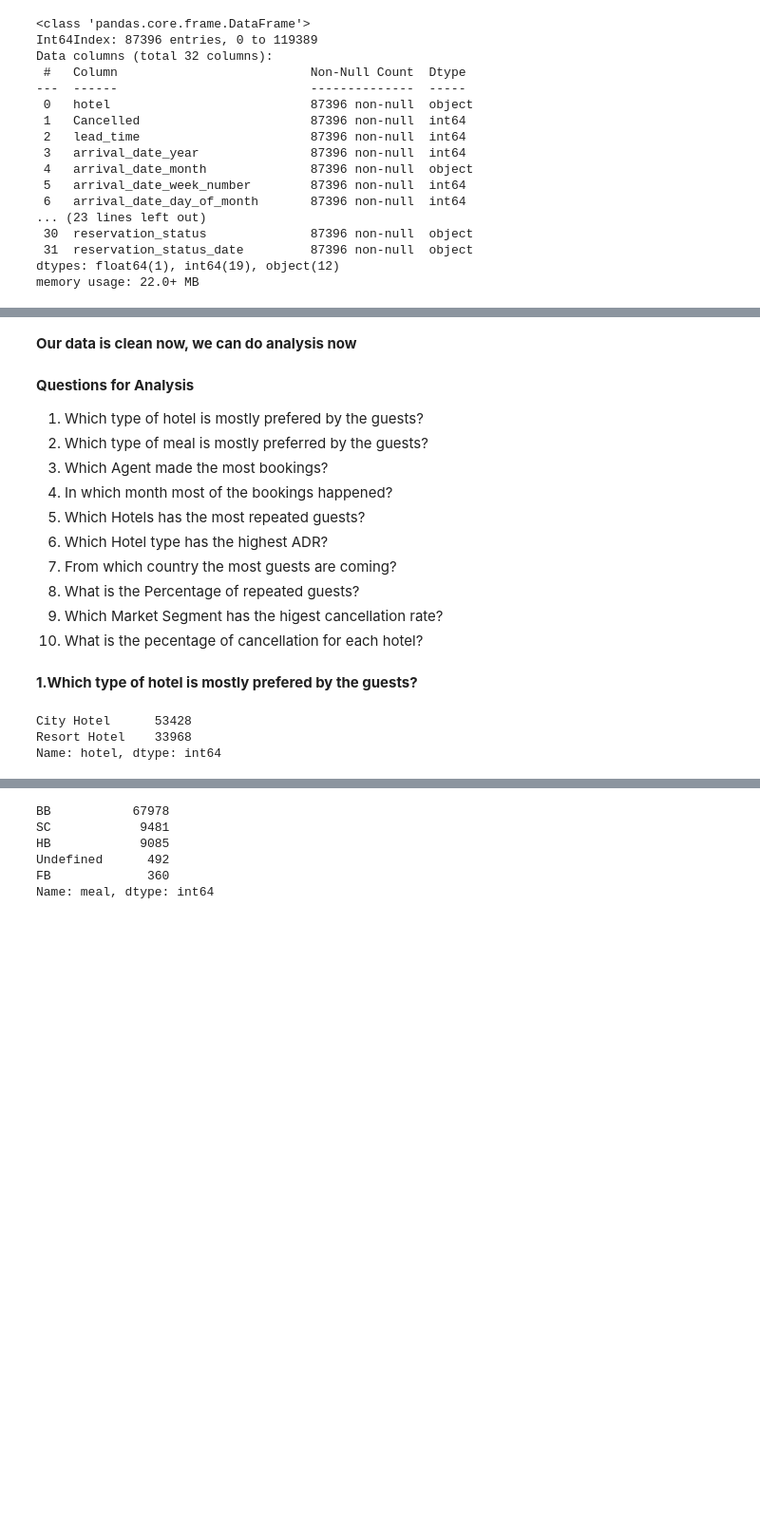
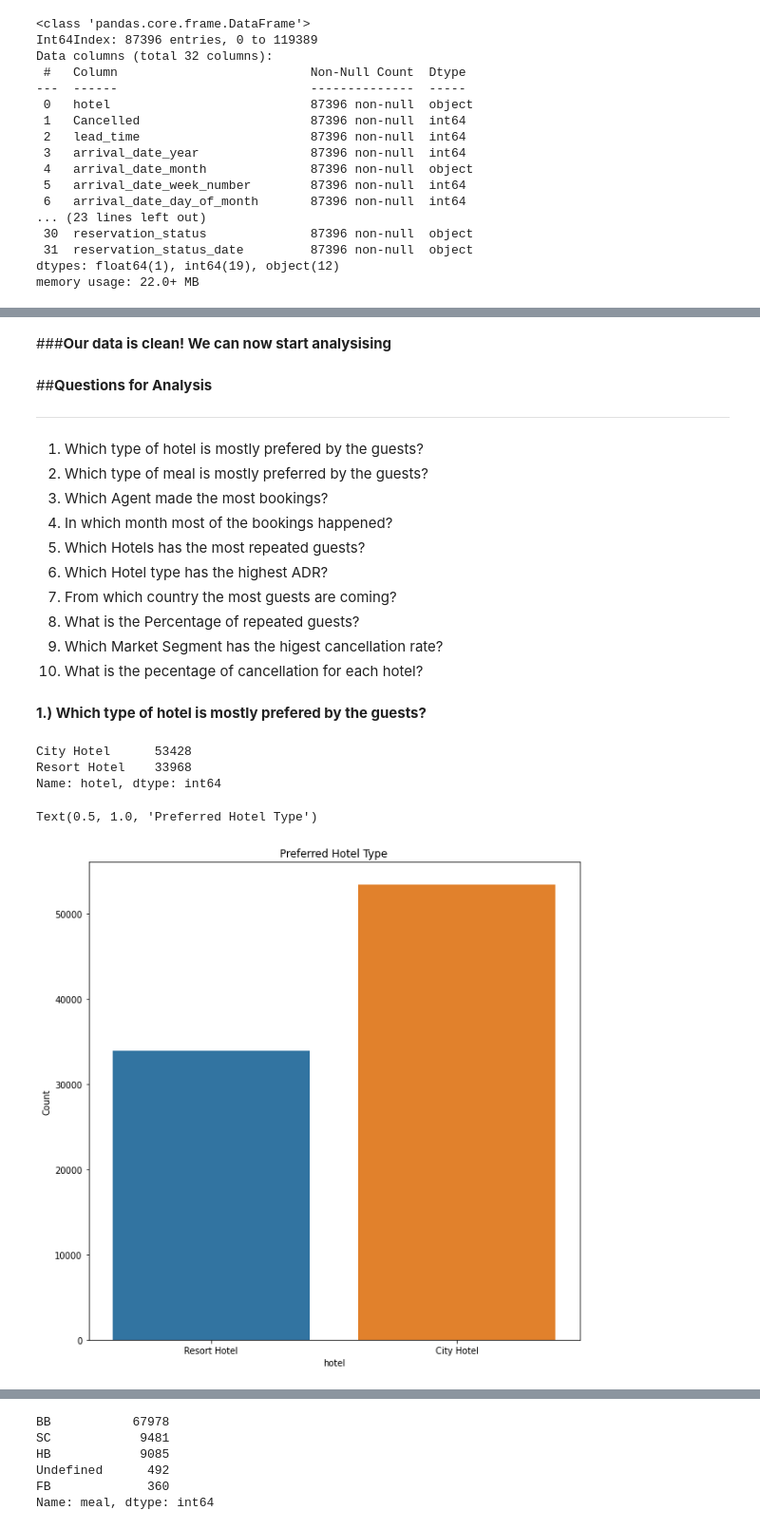
Before and after one commit to Jasjot-Kaur/Hotel-Booking-Analysis, a Jupyter notebook: Hotel_Bookings_Exploratory_Data_Analysis.ipynb, the cells around one changed output, grey strips where cells are left out. Shown: that part at 95% size. Drawn from its saved outputs; the diff is of its cells as text; code cells hidden in the pictures; blank space fills up the shorter version.

```diff
--- a/Hotel_Bookings_Exploratory_Data_Analysis.ipynb
+++ b/Hotel_Bookings_Exploratory_Data_Analysis.ipynb
@@ -27,7 +27,7 @@ Drive already mounted at /content/drive; to attempt to forcibly remount, call dr
 **Reading Data in Notebook**
 # %%
 #csv file location
-file_location = '/content/drive/MyDrive/Alma Better/Capstone Projects/EDA 1/Hotel Booking Analysis - Parul Saini/Hotel Bookings.csv'
+file_location = '/content/drive/MyDrive/Alma Better/Capstone Projects/EDA 1/Hotel Booking Analysis - Jasjot Kaur/Hotel Bookings Data.csv'
 #reading csv file
 df_hotel = pd.read_csv(file_location)
 # %% [markdown]
@@ -363,9 +364,11 @@ df_h1['total_people'] = df_h1['adults']+df_h1['children']+df_h1['babies']
 # %%
 df_h1['total_stay'] = df_h1['stays_in_weekend_nights']+df_h1['stays_in_week_nights']
 # %% [markdown]
-**Our data is clean now, we can do analysis now**
+###**Our data is clean! We can now start analysising**
+# %% [markdown]
+##**Questions for Analysis**
+___
 # %% [markdown]
-**Questions for Analysis**
 
 1. Which type of hotel is mostly prefered by the guests?
 2. Which type of meal is mostly preferred by the guests?
@@ -378,11 +381,22 @@ df_h1['total_stay'] = df_h1['stays_in_weekend_nights']+df_h1['stays_in_week_nigh
 9. Which Market Segment has the higest cancellation rate?
 10. What is the pecentage of cancellation for each hotel?
 # %% [markdown]
-**1.Which type of hotel is mostly prefered by the guests?**
+
+
+ **1.) Which type of hotel is mostly prefered by the guests?**
 # %%
 df_h1['hotel'].value_counts()
 # %% [output]
 City Hotel      53428
 Resort Hotel    33968
 Name: hotel, dtype: int64
+# %%
+plt.figure(figsize=(10,10))
+sns.countplot(x=df_h1['hotel'])
+plt.xlabel('hotel')
+plt.ylabel('Count')
+plt.title("Preferred Hotel Type")
+# %% [output]
+Text(0.5, 1.0, 'Preferred Hotel Type')
+[figure, added]
 # %% [markdown]
```
Also changed, not shown: parts of 53 cells of this notebook.
